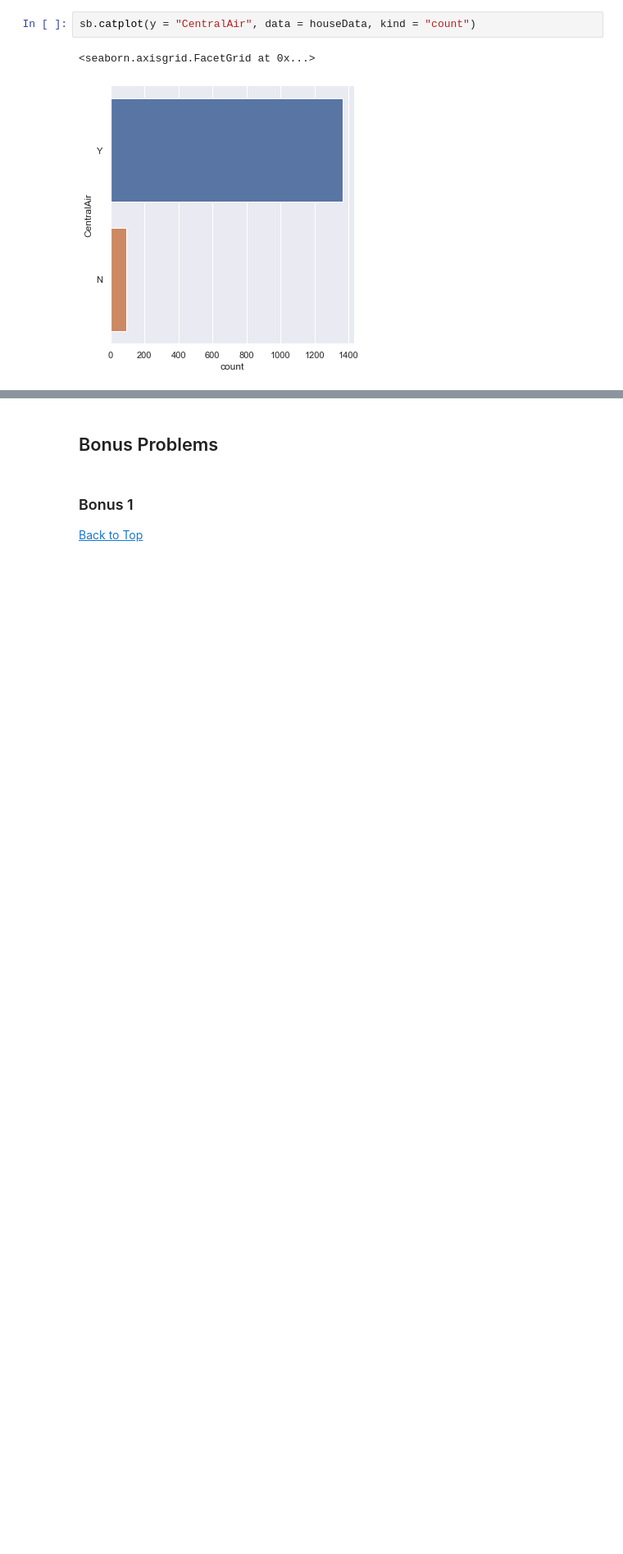
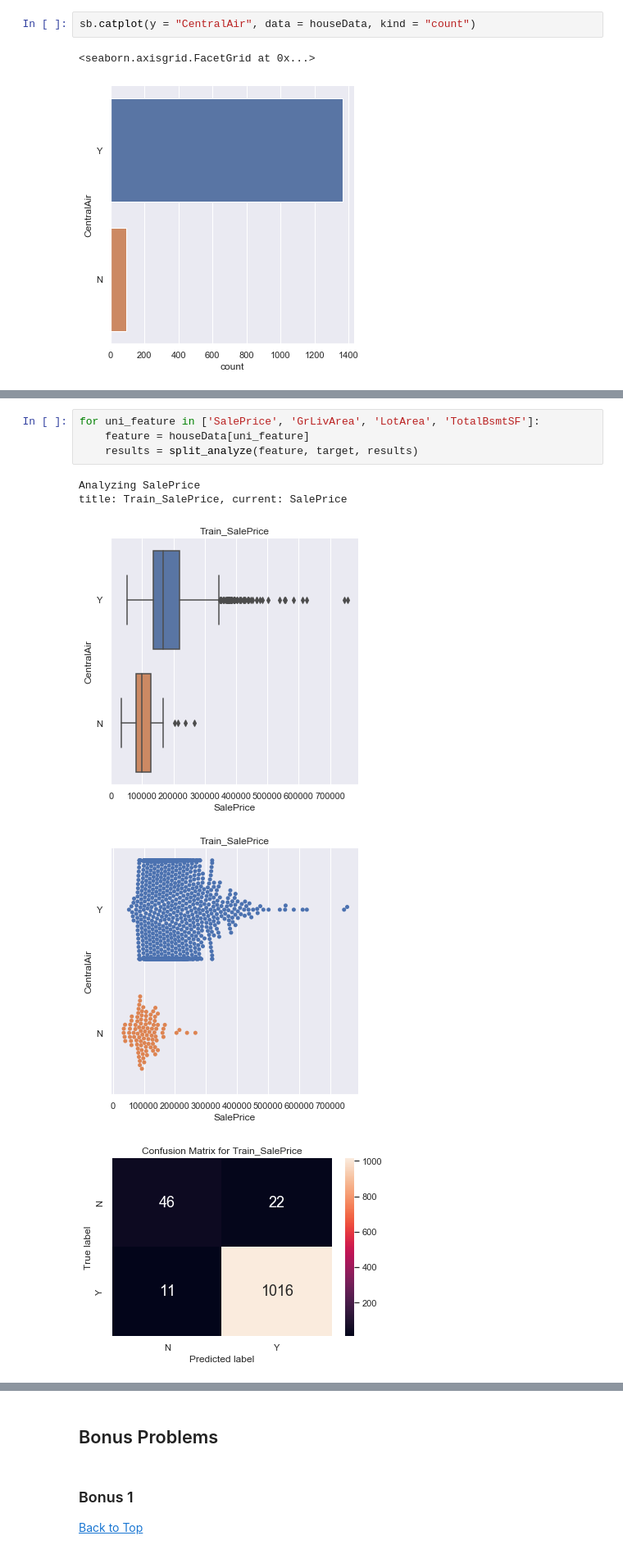
Before and after one commit to NicholasGoh/1016, a Jupyter notebook: Exercise6_suggested.ipynb, the cells around one changed output, grey strips where cells are left out. Shown at 82% size. Drawn from its saved outputs; the diff is of its cells as text; blank space fills up the shorter version.

```diff
--- a/Exercise6_suggested.ipynb
+++ b/Exercise6_suggested.ipynb
@@ -182,0 +156,10 @@ results = analyze([y_train, y_test], [y_train_pred, y_test_pred],
+# %%
+for uni_feature in ['SalePrice', 'GrLivArea', 'LotArea', 'TotalBsmtSF']:
+    feature = houseData[uni_feature]
+    results = split_analyze(feature, target, results)
+# %% [output]
+Analyzing SalePrice
+title: Train_SalePrice, current: SalePrice
+[figure, added]
+[figure, added]
+[figure, added]
```
Also changed, not shown: parts of 48 cells of this notebook.
